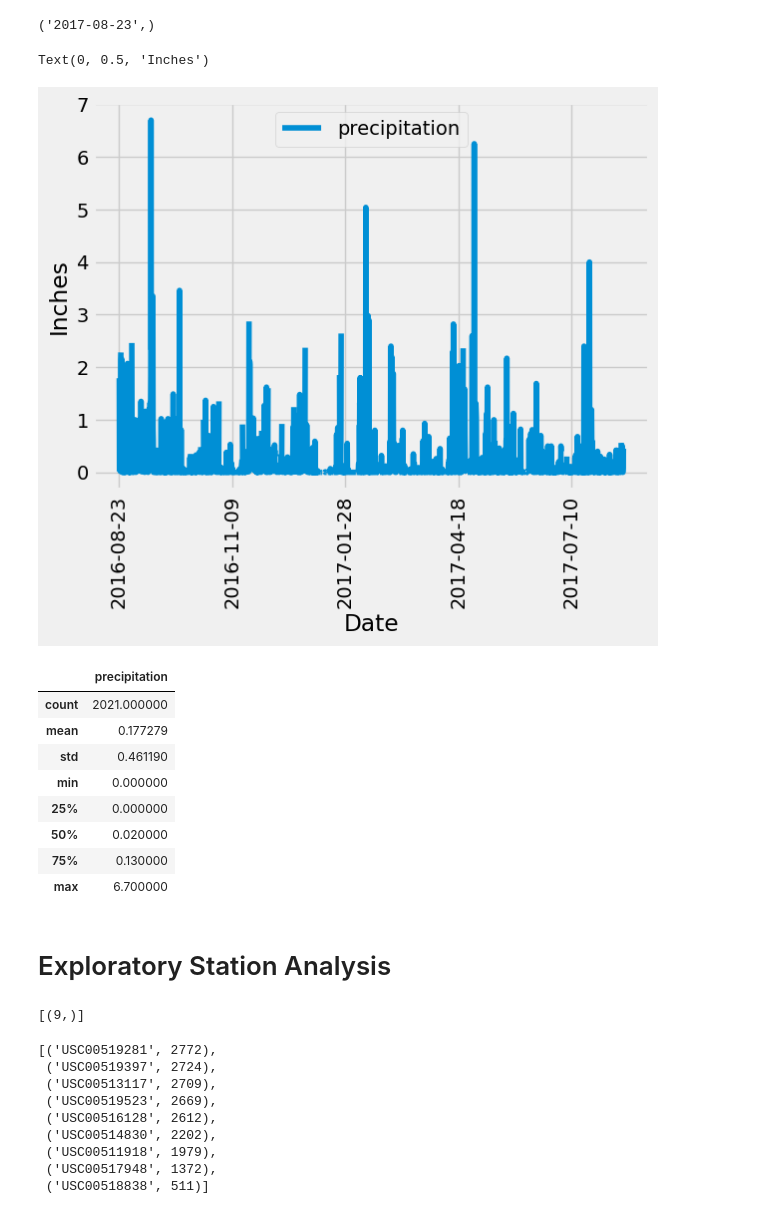
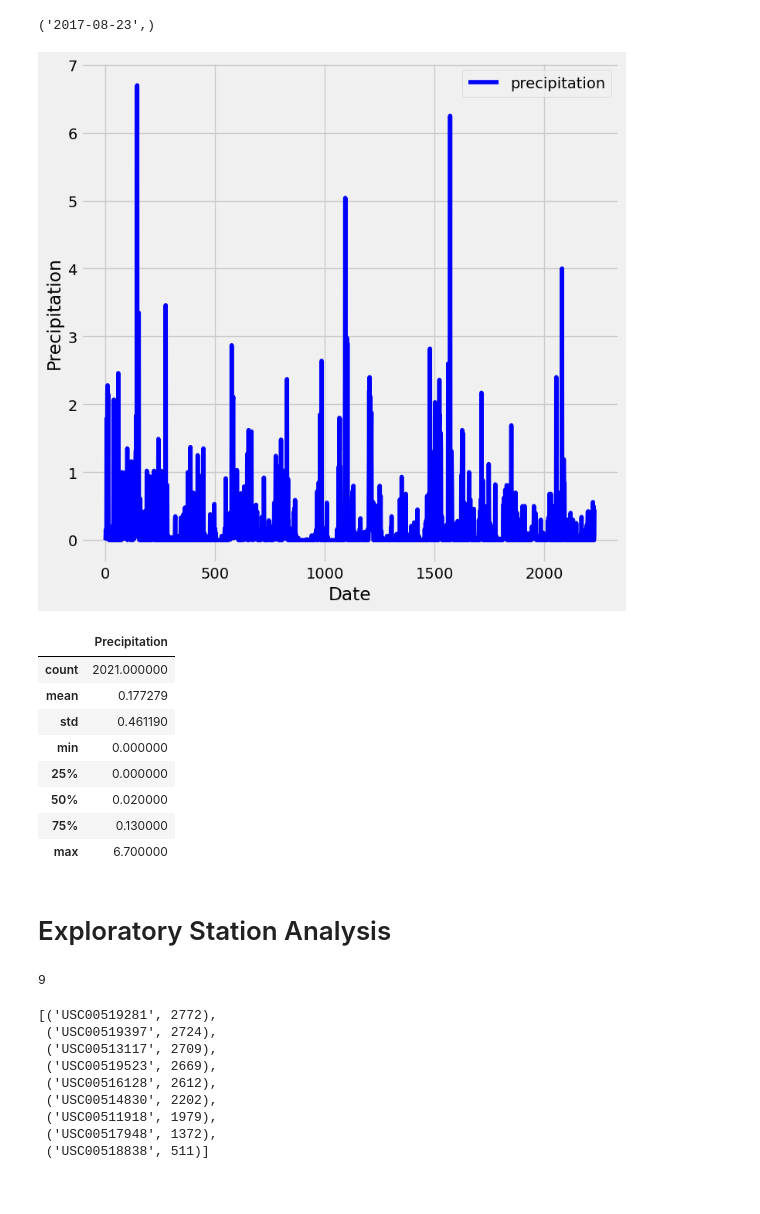
Before and after one commit to AntonLeB04/sqlalchemy-challenge, a Jupyter notebook: SurfsUp/climate_starter.ipynb, the cells around one changed output. Saved outputs shown, nothing was run; the diff lists cells and outputs as text; code cells hidden in the pictures.

```diff
--- a/SurfsUp/climate_starter.ipynb
+++ b/SurfsUp/climate_starter.ipynb
@@ -50,27 +46,36 @@ recent_date
 # %%
 # Design a query to retrieve the last 12 months of precipitation data and plot the results.
 # Starting from the most recent data point in the database.
 
 # Calculate the date one year from the last date in data set.
-
-
+year_ago_date = dt.date(2017, 8, 23) - dt.timedelta(days= 365)
+#Checking to see the date from a year ago
+#print(year_ago_date)
 # Perform a query to retrieve the data and precipitation scores
-
+prec_data = session.query(measurement.date, measurement.prcp).order_by(measurement.date.asc()).\
+    filter(measurement.date >= year_ago_date).all()
 
 # Save the query results as a Pandas DataFrame. Explicitly set the column names
-
+prec_df = pd.DataFrame(prec_data)
+prec_df = prec_df.rename(columns= {"prcp" : "precipitation", "date" : "date"})
 
 # Sort the dataframe by date
-
+prec_df.sort_values(by = ["date"], ascending=True)
+prec_df = prec_df.dropna()
 
 # Use Pandas Plotting with Matplotlib to plot the data
+plt_bar = prec_df.plot(color = 'b', figsize=(8,8))
+
+plt_bar.set_xlabel("Date")
+plt_bar.set_ylabel('Precipitation')
+plt.show()
 # %% [output]
-Text(0, 0.5, 'Inches')
-[figure, old version]
+[figure, new version]
 # %%
 # Use Pandas to calculate the summary statistics for the precipitation data
+prec_df.describe()
 # %% [output]
-|  | precipitation |
+|  | Precipitation |
 | count | 2021.000000 |
 | mean | 0.177279 |
 | std | 0.461190 |
@@ -83,8 +88,10 @@ Text(0, 0.5, 'Inches')
 # Exploratory Station Analysis
 # %%
 # Design a query to calculate the total number of stations in the dataset
+station_total = session.query(station).group_by(station).count()
+station_total
 # %% [output]
-[(9,)]
+9
 # %%
 # Design a query to find the most active stations (i.e. which stations have the most rows?)
 # List the stations and their counts in descending order.
```
Also changed, not shown: parts of 5 cells of this notebook.
